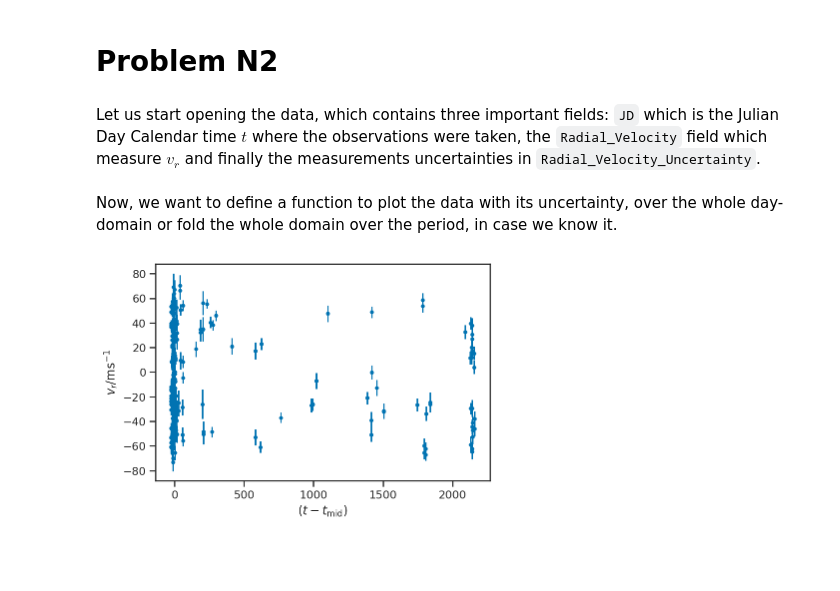
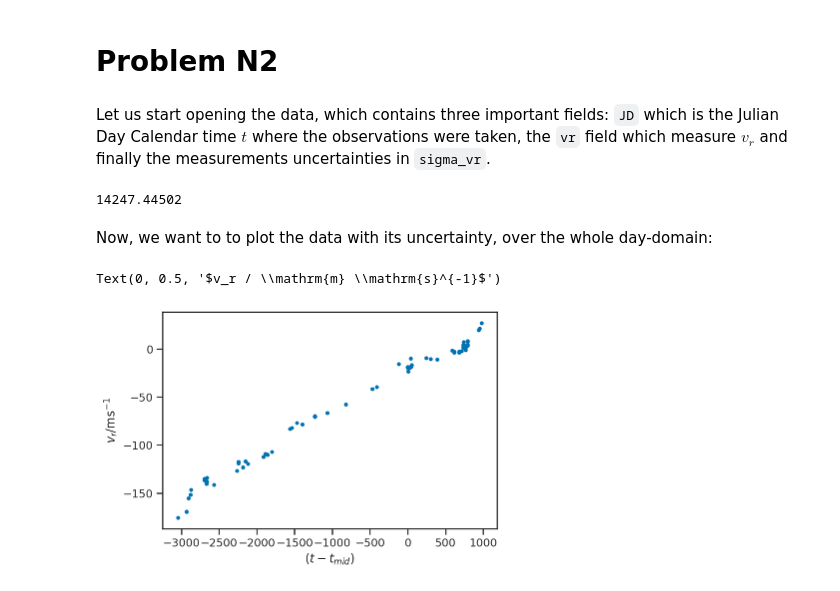
Before and after one commit to aisclark91/phy688_astro, a Jupyter notebook: hw1_p1.ipynb, the cells around one changed output. Drawn from its saved outputs; the diff is of its cells as text; code cells hidden in the pictures; blank space fills up the shorter version.

```diff
--- a/hw1_p1.ipynb
+++ b/hw1_p1.ipynb
@@ -297,4 +297,4 @@ legend()
 # %% [markdown]
 # Problem N2
 # %% [markdown]
-Let us start opening the data, which contains three important fields: `JD` which is the Julian Day Calendar time $t$ where the observations were taken, the `Radial_Velocity` field which measure $v_r$ and finally the measurements uncertainties in `Radial_Velocity_Uncertainty`.
+Let us start opening the data, which contains three important fields: `JD` which is the Julian Day Calendar time $t$ where the observations were taken, the `vr` field which measure $v_r$ and finally the measurements uncertainties in `sigma_vr`.
@@ -306,2 +301,10 @@ tmid = median(fopeg_data['JD'])
+# %%
+hd126614A_data = Table.read("HowardEtAl2010-HD126614A-apj319972t5_ascii.txt", format='ascii', header_start=3, data_start=4,
+                            names=['JD', 'vr', 'sigma_vr', 'instrument'])
+#hd126614A_data
+tmid = median(hd126614A_data['JD'])
+tmid
+# %% [output]
+14247.44502
 # %% [markdown]
-Now, we want to define a function to plot the data with its uncertainty, over the whole day-domain or fold the whole domain over the period, in case we know it.
+Now, we want to to plot the data with its uncertainty, over the whole day-domain:
@@ -319,4 +311,8 @@ def plot_data(P=None, **kwargs):
-# %%
-plot_data()
-# %% [output]
-[figure, removed]
+# %%
+ts = hd126614A_data['JD'] - tmid
+errorbar(ts, hd126614A_data['vr'], yerr=hd126614A_data['sigma_vr'], fmt='.')
+xlabel(r'$(t-t_{mid})$')
+ylabel(r'$v_r / \mathrm{m} \mathrm{s}^{-1}$')
+# %% [output]
+Text(0, 0.5, '$v_r / \\mathrm{m} \\mathrm{s}^{-1}$')
+[figure, added]
```
Also changed, not shown: parts of 20 cells of this notebook.
